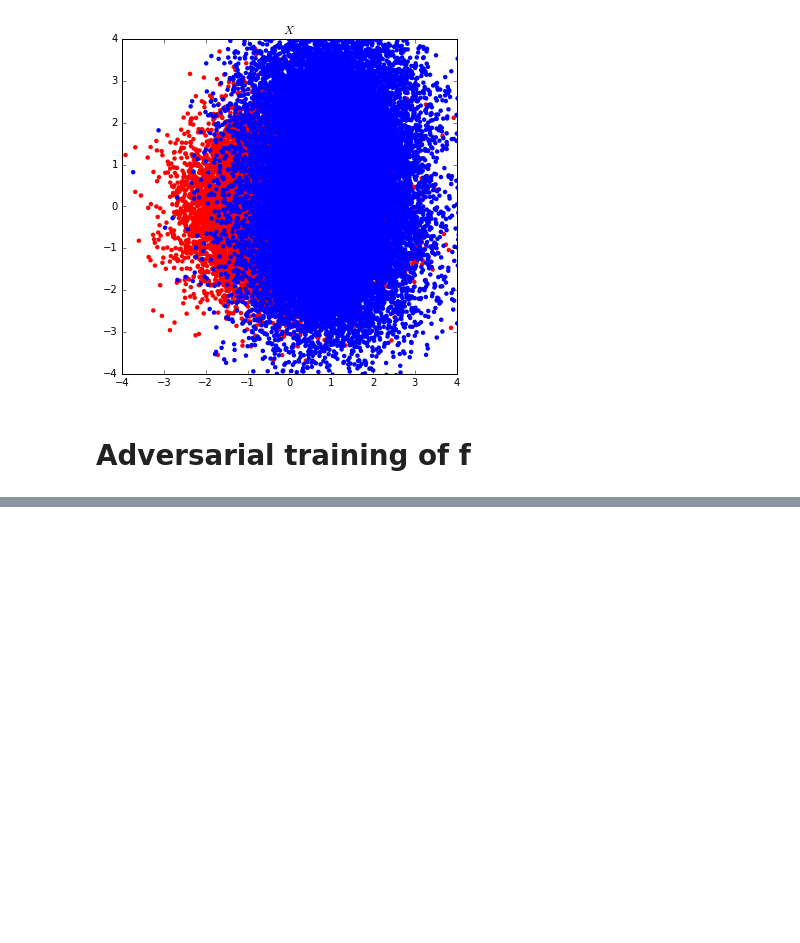
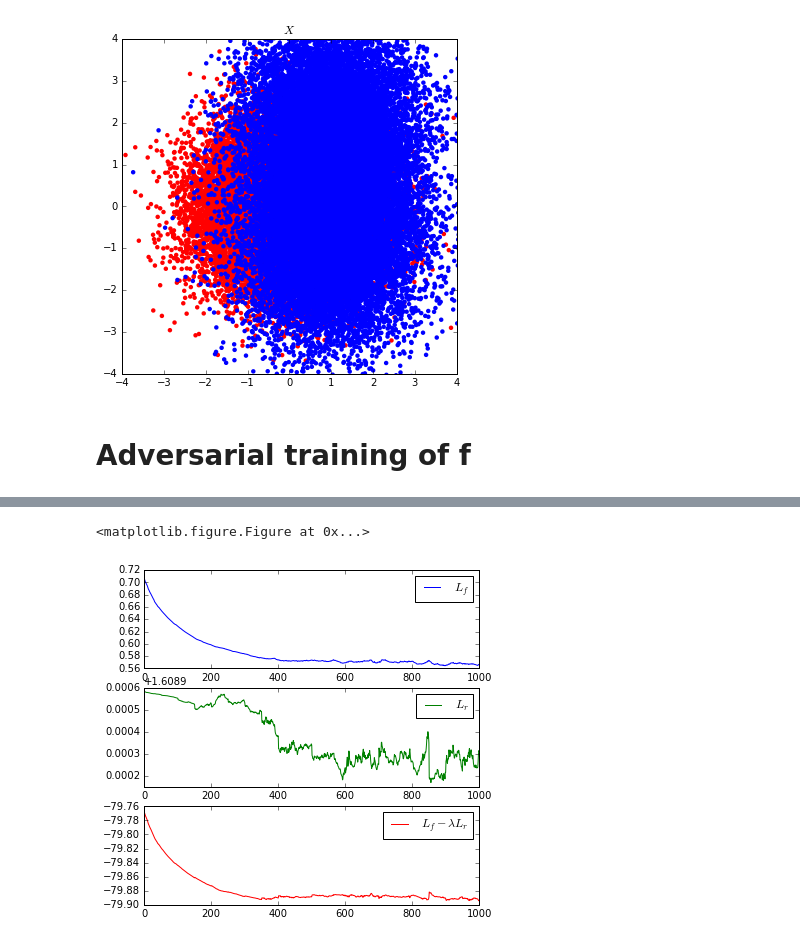
Before and after one commit to glouppe/paper-learning-to-pivot, a Jupyter notebook: code/Toy.ipynb, the cells around one changed output, grey strips where cells are left out. Saved outputs shown, nothing was run; the diff lists cells and outputs as text; code cells hidden in the pictures; blank space fills up the shorter version.

```diff
--- a/code/Toy.ipynb
+++ b/code/Toy.ipynb
@@ -814,3 +783,8 @@ for i in range(501):
+# %%
+plot_losses(i, losses)
+# %% [output]
+<matplotlib.figure.Figure at 0x...>
+[figure, added]
 # %%
 plt.hist(1. - D.predict(make_X(50000, z=0)), bins=50, normed=1, histtype="step", label="$p(f(X)|Z=0)$")
 plt.hist(1. - D.predict(make_X(50000, z=2.5)), bins=50, normed=1, histtype="step", label="$p(f(X)|Z=2.5)$")
```
Also changed, not shown: parts of 17 cells of this notebook, 7 other files.
